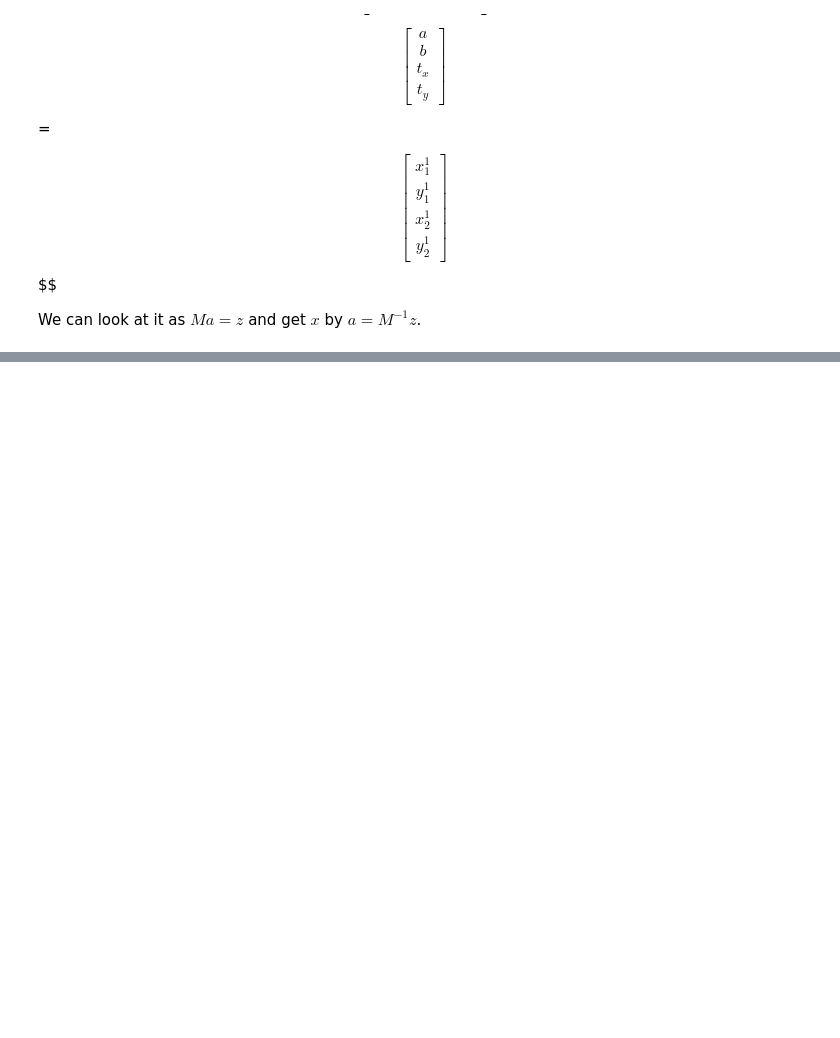
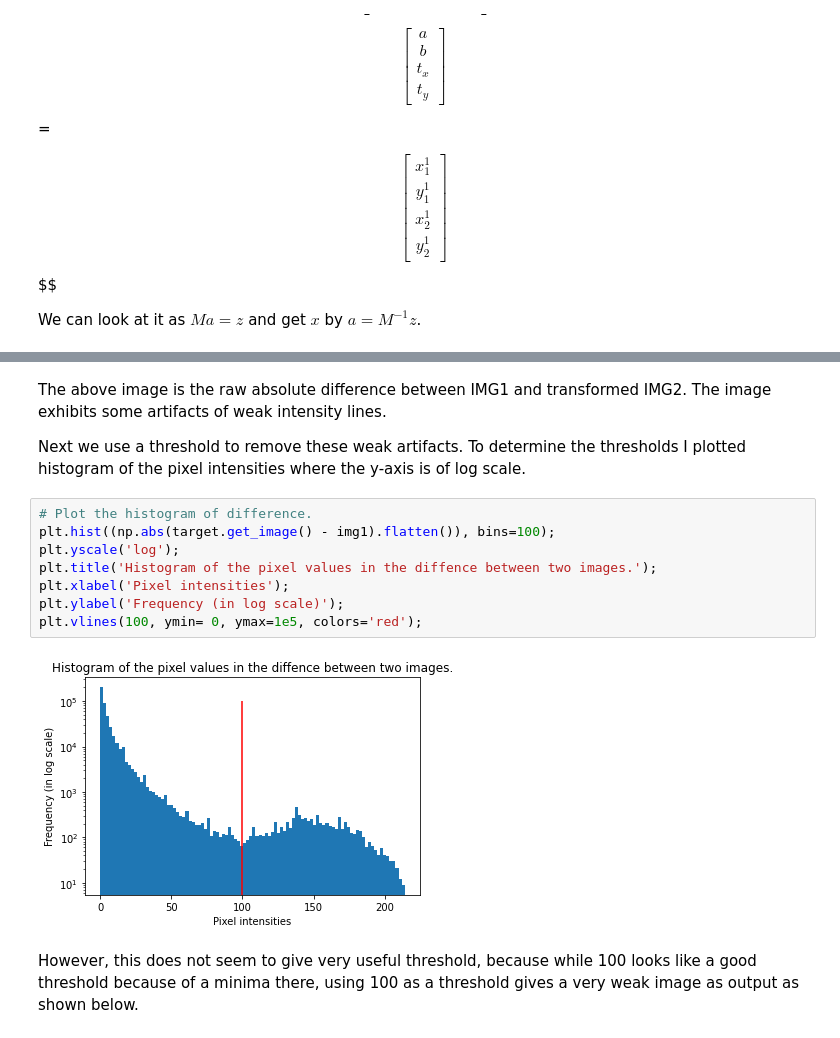
Before and after one commit to kramasamy90/image-signal-processing, a Jupyter notebook: Lab2/lab2.ipynb, the cells around one changed output, grey strips where cells are left out. Cells and saved outputs as stored; diff of their text form; blank space fills up the shorter version.

```diff
--- a/Lab2/lab2.ipynb
+++ b/Lab2/lab2.ipynb
@@ -151 +195,18 @@ rotate_translate(source, target, R, T)
+# %% [markdown]
+The above image is the raw absolute difference between IMG1 and transformed IMG2.
+The image exhibits some artifacts of weak intensity lines.
+
+Next we use a threshold to remove these weak artifacts. To determine the thresholds I plotted histogram of the pixel intensities where the y-axis is of log scale.
+# %%
+# Plot the histogram of difference.
+plt.hist((np.abs(target.get_image() - img1).flatten()), bins=100);
+plt.yscale('log');
+plt.title('Histogram of the pixel values in the diffence between two images.');
+plt.xlabel('Pixel intensities');
+plt.ylabel('Frequency (in log scale)');
+plt.vlines(100, ymin= 0, ymax=1e5, colors='red');
+# %% [output]
+[figure, added]
+# %% [markdown]
+However, this does not seem to give very useful threshold, because while 100 looks like a good threshold because of a minima there, using 100 as a threshold gives a very weak image as output as shown below.
 # %%
```
Also changed, not shown: parts of 19 cells of this notebook, 6 other files.
